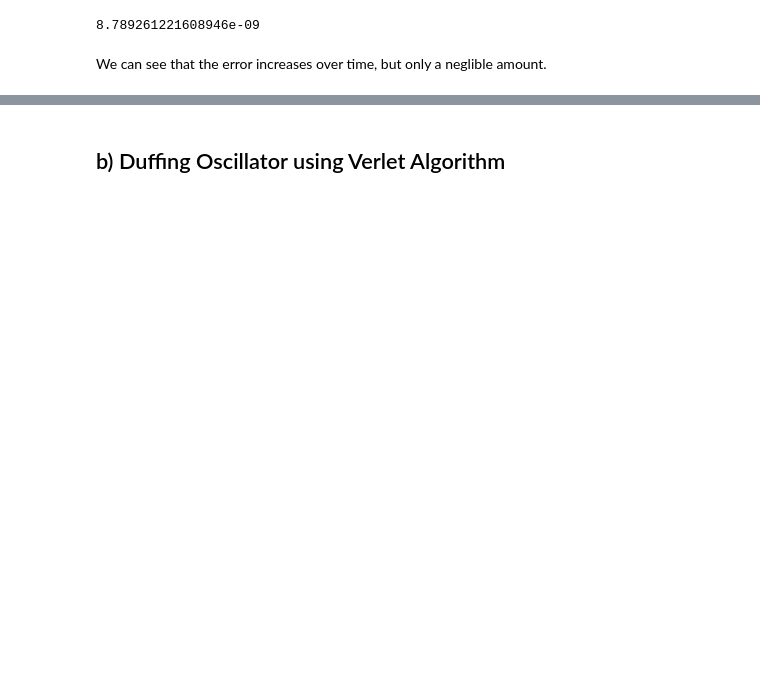
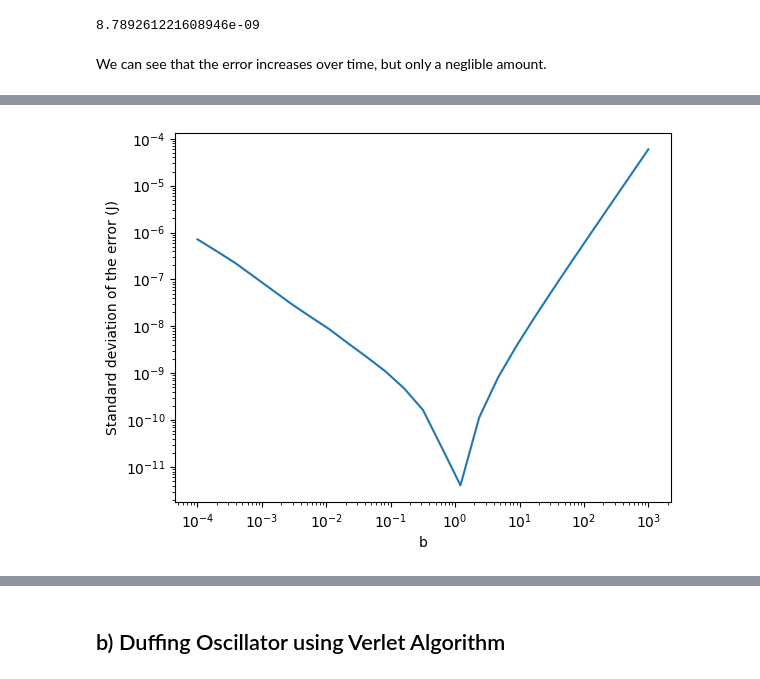
Before and after one commit to Danielle-06/Duffing-oscillator, a Jupyter notebook: Main analysis.ipynb, the cells around one changed output, grey strips where cells are left out. Saved outputs shown, nothing was run; the diff lists cells and outputs as text; code cells hidden in the pictures; blank space fills up the shorter version.

```diff
--- a/Main analysis.ipynb
+++ b/Main analysis.ipynb
@@ -188,0 +226,36 @@ The dependancy on h of the error goes with the power of 1.97 $\pm$ 0.01
+# %%
+# Defining some necessary constants and arrays
+n_par = 25
+h = 1e-4
+b_array = np.logspace(-4,3,n_par)
+a = 0.5
+error_std = np.zeros(n_par)
+
+# solving the Duffing oscillator for various diferent values of b
+for i in range(n_par):
+    t = np.arange(0,30,h)
+    N = len(t)
+    x = np.zeros(N)
+    v = np.zeros(N)
+    x[0], v[0] = 0.5,0
+    b = b_array[i]
+    for j in range(1, N):  #Solve for x and v using Verlet algorithm
+        x[j], v[j] = Verlet(x[j - 1], v[j - 1], t[j - 1],h)
+    # Calculating The total energy
+    T = 0.5*v**2        # Kinetic energy (J)
+    V = -a*x**2+b*x**4  # Potential energy (J) from integrating -F(x,t)
+    H = T+V             # Hamiltonian
+
+    # Examining the standard deviation of the numerical error
+    H0 = H[0]
+    error = H-H0
+    error_std[i] = np.std(error)
+
+#Some plotting code
+plt.plot(b_array,error_std)
+plt.yscale("log"),plt.xscale("log")
+plt.ylabel("Standard deviation of the error (J)")
+plt.xlabel("b")
+plt.savefig("std error vs b.png")
+# %% [output]
+[figure, added]
```
Also changed, not shown: parts of 16 cells of this notebook, 1 other file.
